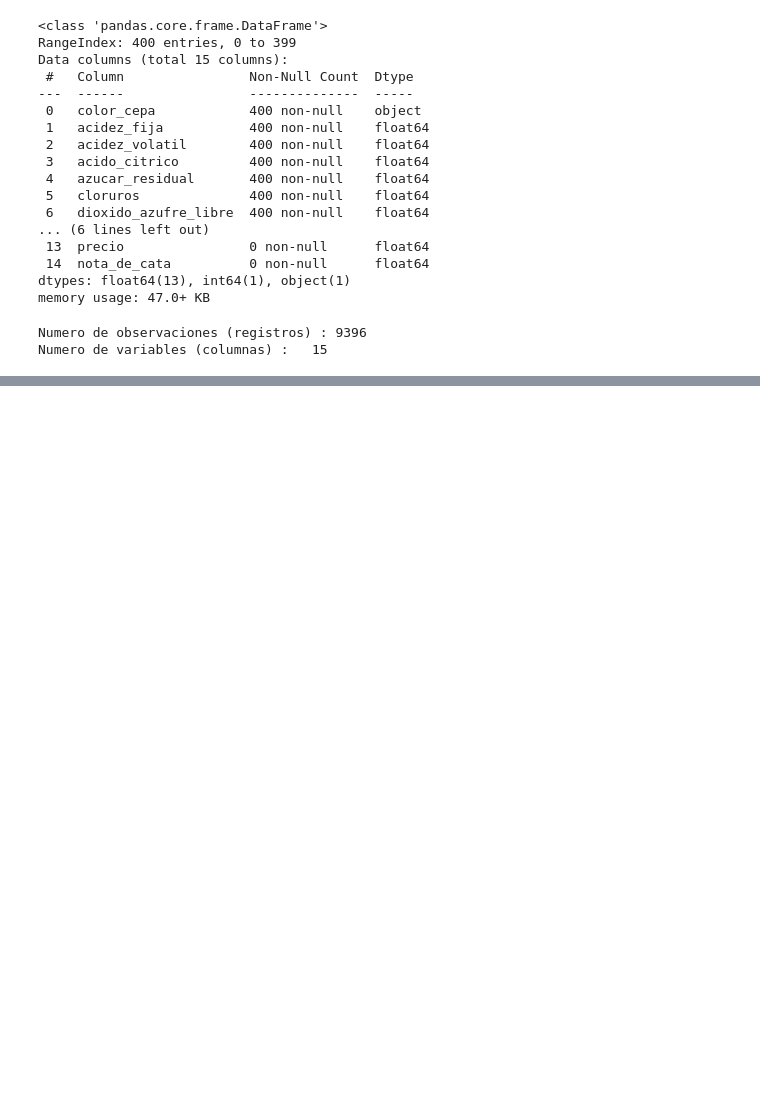
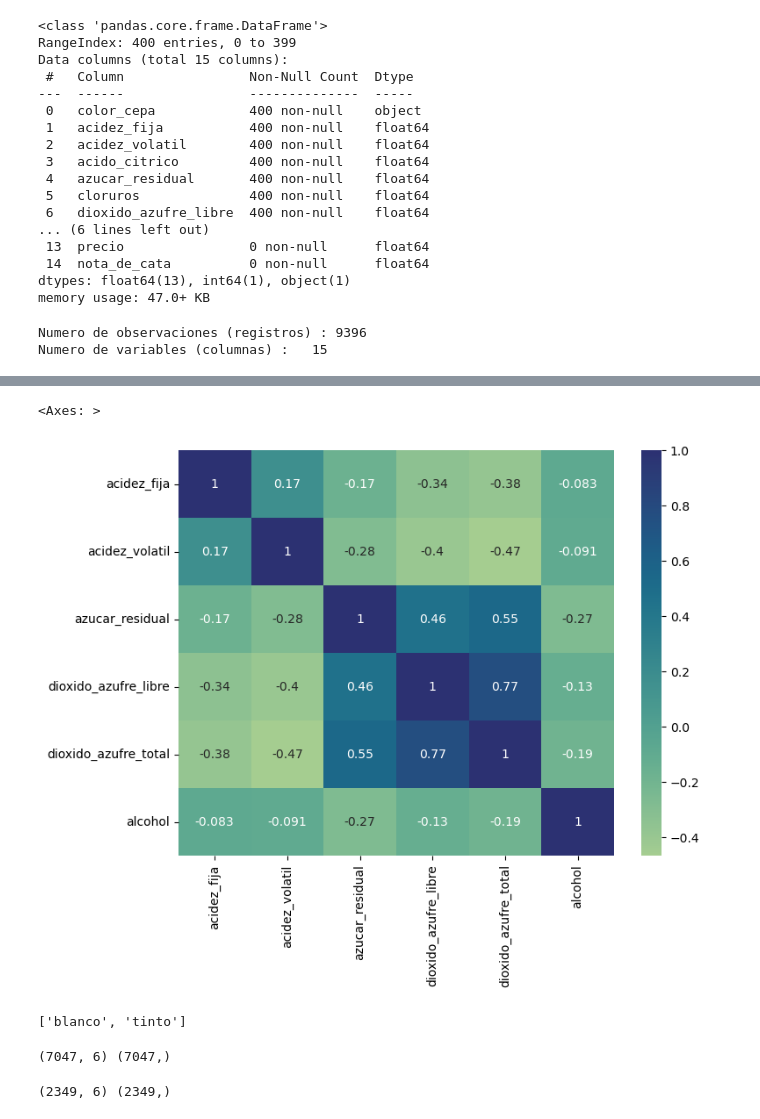
Before and after one commit to felipepizarro-osd/Machine-Learning-Taller_2, a Jupyter notebook: EDA.ipynb, the cells around one changed output, grey strips where cells are left out. Drawn from its saved outputs; the diff is of its cells as text; code cells hidden in the pictures; blank space fills up the shorter version.

Commit message:
ipynb segmentacion de datos de clasificacion

```diff
--- a/EDA.ipynb
+++ b/EDA.ipynb
@@ -77,0 +181,8 @@ Numero de variables (columnas) :   15
+# %%
+# Despliega  una matriz de correlación entre variables
+fig, ax = plt.subplots(figsize=(8, 6))
+cormat=D.corr()
+sns.heatmap(cormat, annot=True, ax = ax, cmap='crest')
+# %% [output]
+<Axes: >
+[figure, added]
@@ -77,0 +198,14 @@ Numero de variables (columnas) :   15
+# %%
+cepa_names=y.unique().tolist()
+cepa_names
+# %% [output]
+['blanco', 'tinto']
+# %%
+# muestra no de registros por cada conjunto de datos de entrenamiento
+print(X_train.shape, y_train.shape)
+# %% [output]
+(7047, 6) (7047,)
+# %%
+print(X_test.shape, y_test.shape)
+# %% [output]
+(2349, 6) (2349,)
```
Also changed, not shown: parts of 17 cells of this notebook.
